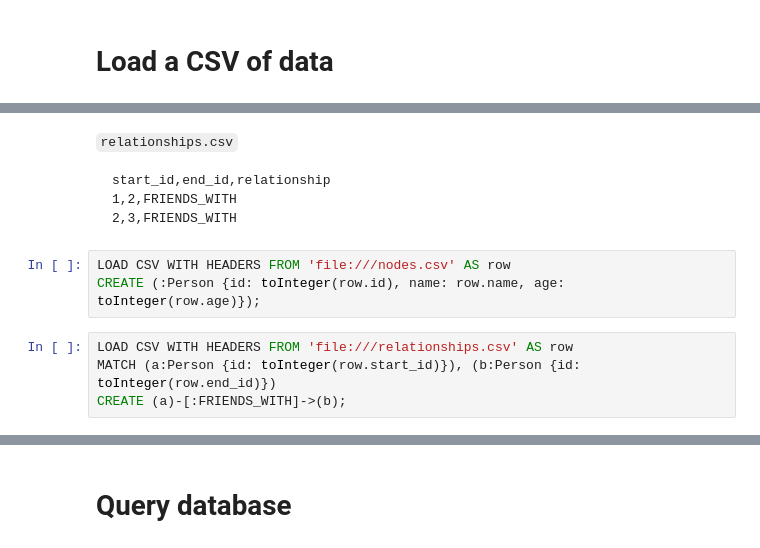
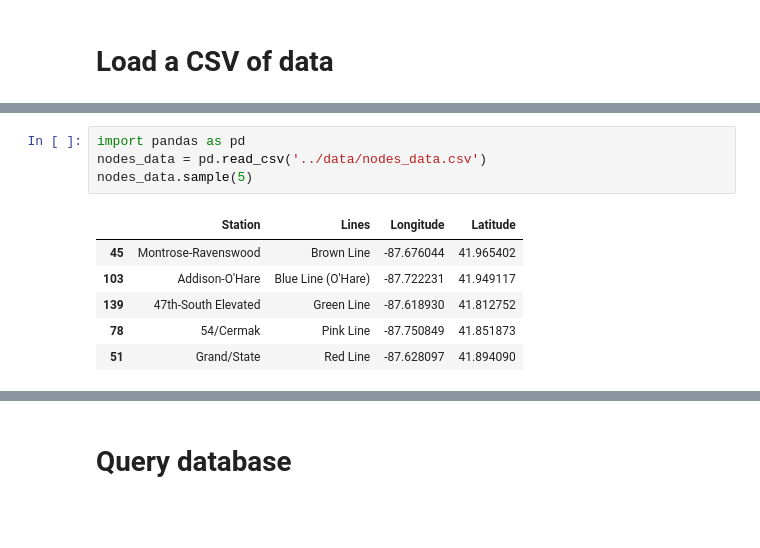
Before and after one commit to data-skeptic/neo4j-demo, a Jupyter notebook: notebooks/quickstart.ipynb, the cells around one changed output, grey strips where cells are left out. Cells and saved outputs as stored; diff of their text form; blank space fills up the shorter version.

````diff
--- a/notebooks/quickstart.ipynb
+++ b/notebooks/quickstart.ipynb
@@ -80,14 +92,11 @@ id,name,age
-# %% [markdown]
-`relationships.csv`
-```
-start_id,end_id,relationship
-1,2,FRIENDS_WITH
-2,3,FRIENDS_WITH
-```
-# %%
-LOAD CSV WITH HEADERS FROM 'file:///nodes.csv' AS row
-CREATE (:Person {id: toInteger(row.id), name: row.name, age: toInteger(row.age)});
-# %%
-LOAD CSV WITH HEADERS FROM 'file:///relationships.csv' AS row
-MATCH (a:Person {id: toInteger(row.start_id)}), (b:Person {id: toInteger(row.end_id)})
-CREATE (a)-[:FRIENDS_WITH]->(b);
+# %%
+import pandas as pd
+nodes_data = pd.read_csv('../data/nodes_data.csv')
+nodes_data.sample(5)
+# %% [output]
+|  | Station | Lines | Longitude | Latitude |
+| 45 | Montrose-Ravenswood | Brown Line | -87.676044 | 41.965402 |
+| 103 | Addison-O'Hare | Blue Line (O'Hare) | -87.722231 | 41.949117 |
+| 139 | 47th-South Elevated | Green Line | -87.618930 | 41.812752 |
+| 78 | 54/Cermak | Pink Line | -87.750849 | 41.851873 |
+| 51 | Grand/State | Red Line | -87.628097 | 41.894090 |
````
Also changed, not shown: parts of 27 cells of this notebook, 5 other files.
